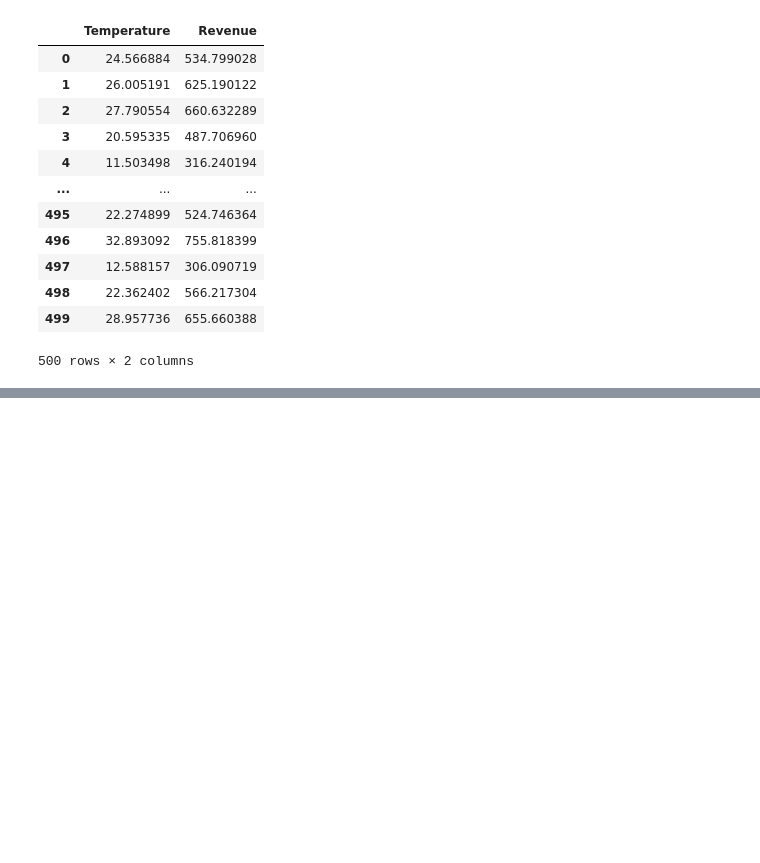
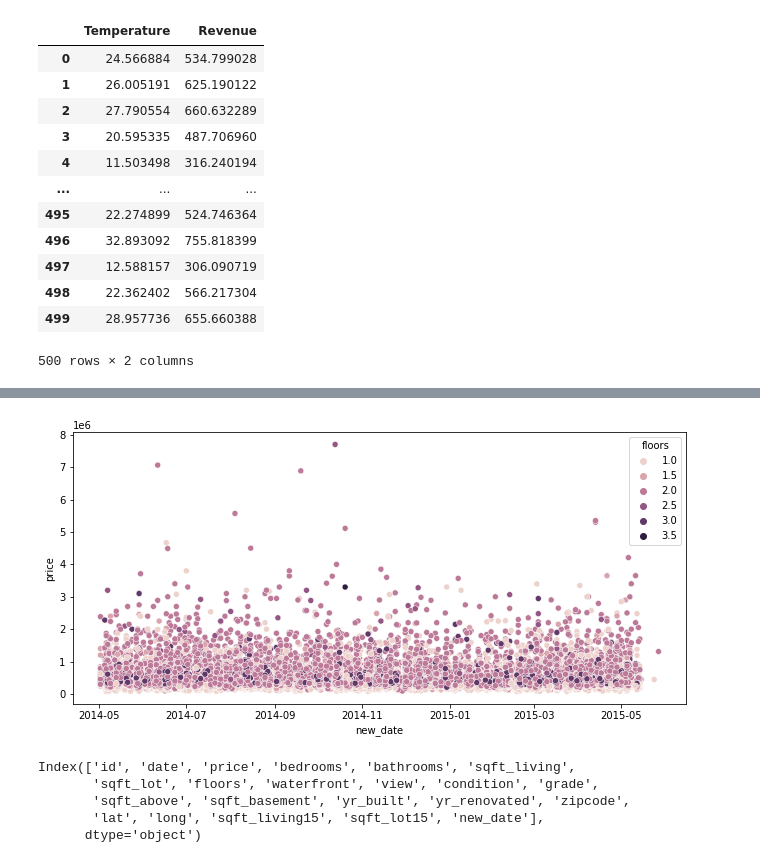
Before and after one commit to MpRonald/Deep-Learning, a Jupyter notebook: Builting_First_Perceptron.ipynb, the cells around one changed output, grey strips where cells are left out. Saved outputs shown, nothing was run; the diff lists cells and outputs as text; code cells hidden in the pictures; blank space fills up the shorter version.

```diff
--- a/Builting_First_Perceptron.ipynb
+++ b/Builting_First_Perceptron.ipynb
@@ -206,0 +334,13 @@ WARNING:tensorflow:5 out of the last 15 calls to <function Model.make_predict_fu
+# %%
+plt.figure(figsize=(11,5))
+sns.scatterplot(x=house.new_date, y=house.price, hue=house.floors);
+# %% [output]
+[figure, added]
+# %%
+house.columns
+# %% [output]
+Index(['id', 'date', 'price', 'bedrooms', 'bathrooms', 'sqft_living',
+       'sqft_lot', 'floors', 'waterfront', 'view', 'condition', 'grade',
+       'sqft_above', 'sqft_basement', 'yr_built', 'yr_renovated', 'zipcode',
+       'lat', 'long', 'sqft_living15', 'sqft_lot15', 'new_date'],
+      dtype='object')
```
Also changed, not shown: parts of 38 cells of this notebook.
